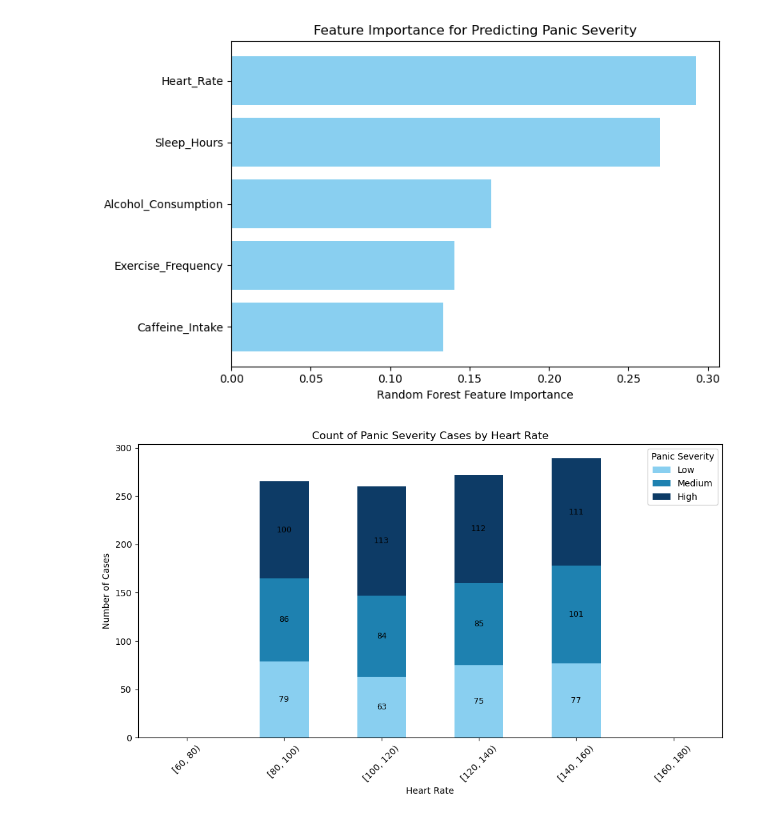
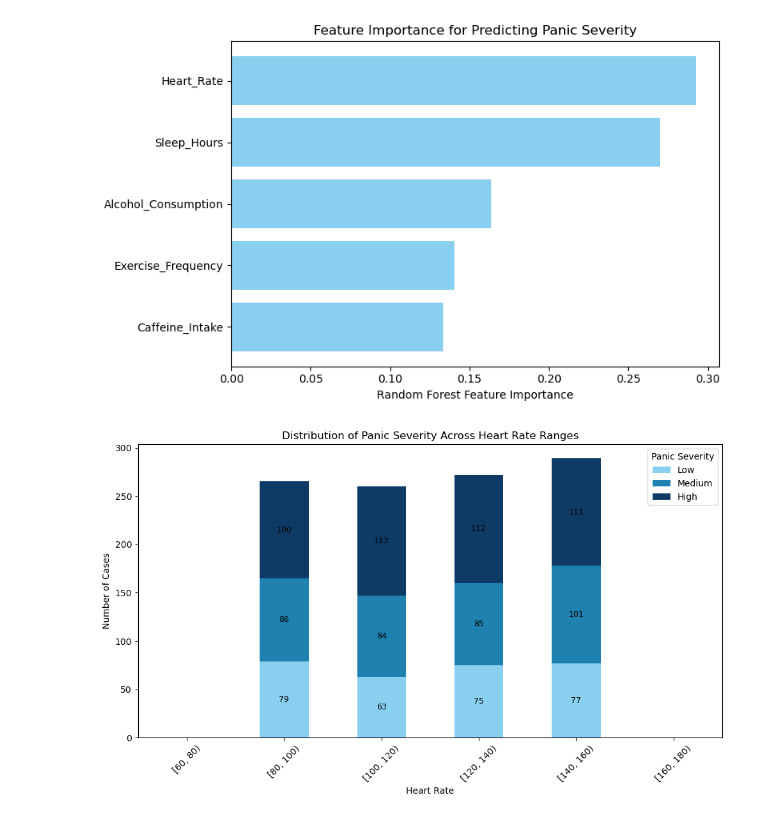
Before and after one commit to katrinashonka/DS4200FinalProject, a Jupyter notebook: ML_Plots.ipynb, the cells around one changed output. Cells and saved outputs as stored; diff of their text form; code cells hidden in the pictures.

Commit message:
Revised Plot for Severity vs HR

```diff
--- a/ML_Plots.ipynb
+++ b/ML_Plots.ipynb
@@ -92,25 +92,25 @@ with open("feature_importance.html", "w") as f:
 # %%
 fig2, ax = plt.subplots(figsize=(10, 6))
 count_df.plot(kind="bar", stacked=True, ax=ax, color=["#89cff0", "#1E81B0", "#0d3b66"])
 
 for i, (idx, row) in enumerate(count_df.iterrows()):
     cumulative = 0
     for severity in ["Low", "Medium", "High"]:
         value = row[severity]
         if value > 0:
             ax.text(i, cumulative + value / 2, str(int(value)), ha='center', va='center', fontsize=9, color='black')
             cumulative += value
 
-ax.set_title("Count of Panic Severity Cases by Heart Rate")
+ax.set_title("Distribution of Panic Severity Across Heart Rate Ranges")
 ax.set_xlabel("Heart Rate")
 ax.set_ylabel("Number of Cases")
 ax.legend(title="Panic Severity")
 plt.xticks(rotation=45)
 plt.tight_layout()
 
 # Save as HTML
-html_str = mpld3.fig_to_html(fig2)
-with open("stacked_bar_panic_severity.html", "w") as f:
-    f.write(html_str)
+#html_str = mpld3.fig_to_html(fig2)
+#with open("stacked_bar_panic_severity.html", "w") as f:
+  #  f.write(html_str)
 # %% [output]
-[figure, old version]
+[figure, new version]
```
Also changed, not shown: parts of 1 cell of this notebook, 5 other files.
